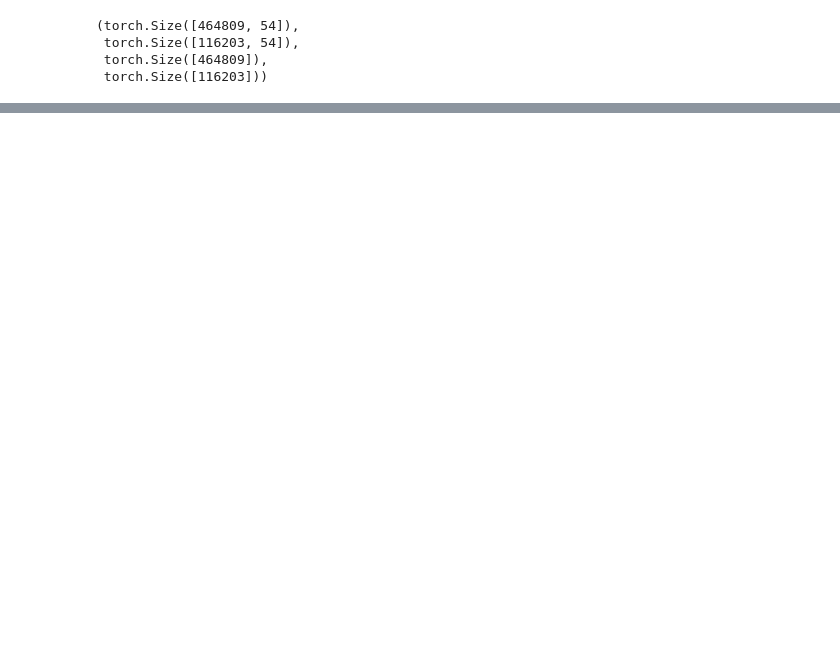
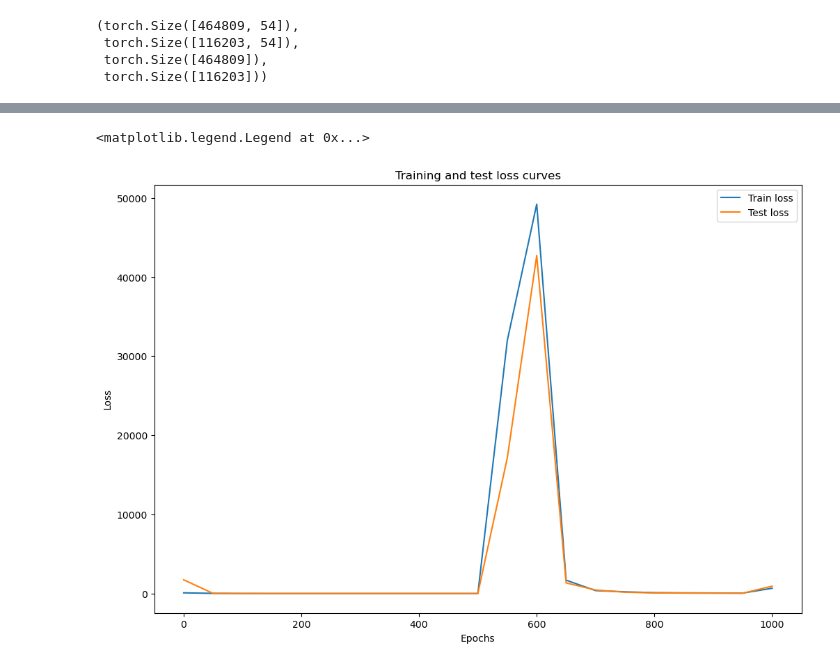
Before and after one commit to PiotrKac5/CovertypeModelComparison, a Jupyter notebook: PredictingCovertype.ipynb, the cells around one changed output, grey strips where cells are left out. Drawn from its saved outputs; the diff is of its cells as text; code cells hidden in the pictures; blank space fills up the shorter version.

Commit message:
Training and accuracy plot

```diff
--- a/PredictingCovertype.ipynb
+++ b/PredictingCovertype.ipynb
@@ -244,0 +184,34 @@ Test loss: 0.8455548882484436  |  Test accuracy: 0.6679345627909778
+# %%
+torch.manual_seed(42)
+model_5 = NeuralNetworkModel(hidden_units=12)
+optimizer = torch.optim.Adam(params=model_5.parameters(), lr=0.01)
+train_loss_values = []
+test_loss_values = []
+train_acc_values = []
+test_acc_values = []
+epoch_count = []
+for epoch in range(1001):
+    model_5.train()
+    y_logits = model_5(X_train)
+    y_preds = torch.softmax(y_logits, dim=1).argmax(dim=1)
+    loss = loss_fn(y_logits, y_train)
+    train_acc = (y_preds == y_train).sum().item() / len(y_train)
+
+    optimizer.zero_grad()
+    loss.backward()
+    optimizer.step()
+
+    if epoch % 50 == 0:
+        model_5.eval()
+        with torch.inference_mode():
+            test_logits = model_5(X_test)
+            test_preds = torch.softmax(test_logits, dim=1).argmax(dim=1)
+            test_loss = loss_fn(test_logits, y_test)
+            test_acc = (test_preds == y_test).sum().item() / len(y_test)
+
+        epoch_count.append(epoch)
+        train_loss_values.append(loss.detach().numpy())
+        test_loss_values.append(test_loss.detach().numpy())
+        train_acc_values.append(train_acc)
+        test_acc_values.append(test_acc)
+        print(f"Epoch {epoch} done")
@@ -244,0 +236,11 @@ Test loss: 0.8455548882484436  |  Test accuracy: 0.6679345627909778
+# %%
+plt.figure(figsize=(12, 8))
+plt.plot(epoch_count, train_loss_values, label="Train loss")
+plt.plot(epoch_count, test_loss_values, label="Test loss")
+plt.title("Training and test loss curves")
+plt.ylabel("Loss")
+plt.xlabel("Epochs")
+plt.legend()
+# %% [output]
+<matplotlib.legend.Legend at 0x...>
+[figure, added]
```
Also changed, not shown: parts of 6 cells of this notebook.
